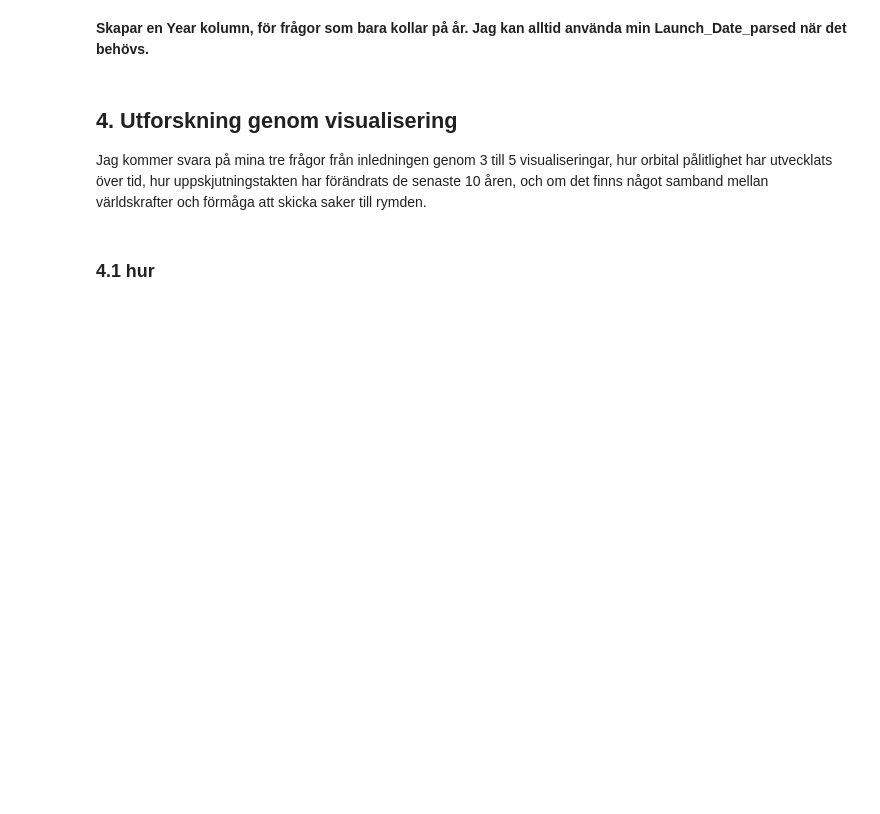
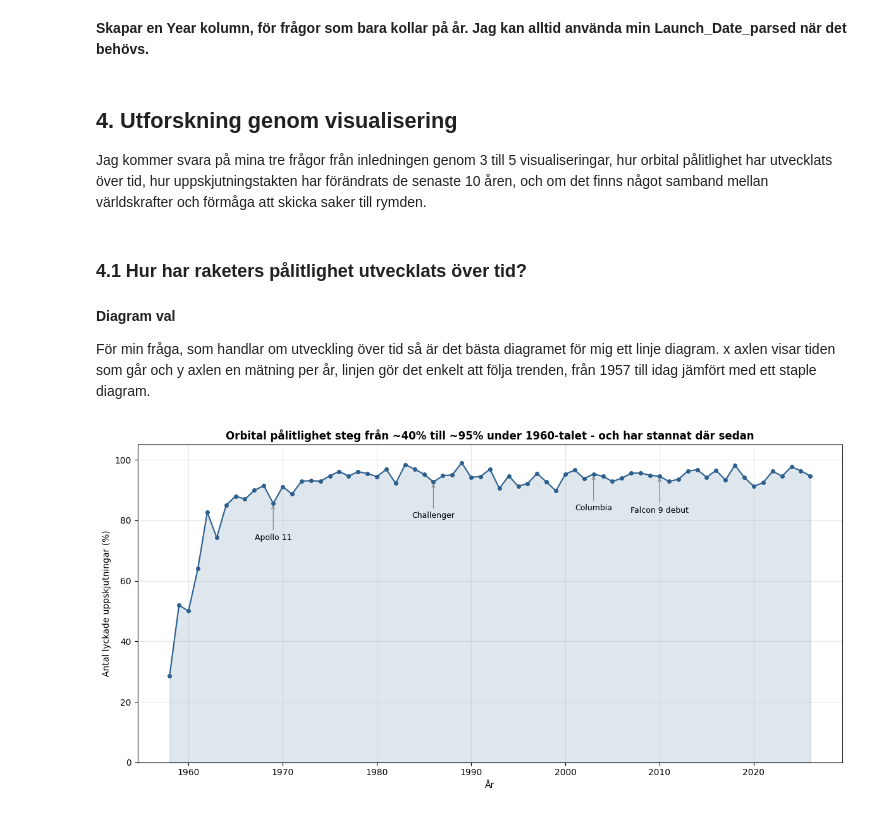
Before and after one commit to jacoblasse/KK1-rymduppskjutningar, a Jupyter notebook: notebook.ipynb, the cells around one changed output. Cells and saved outputs as stored; diff of their text form; code cells hidden in the pictures; blank space fills up the shorter version.

Commit message:
Created a line graph for orbital reliability

```diff
--- a/notebook.ipynb
+++ b/notebook.ipynb
@@ -361,4 +361,50 @@ orbital["Year"] = orbital["Launch_Date"].str[:4].astype(int)
 
 Jag kommer svara på mina tre frågor från inledningen genom 3 till 5 visualiseringar, hur orbital pålitlighet har utvecklats över tid, hur uppskjutningstakten har förändrats de senaste 10 åren, och om det finns något samband mellan världskrafter och förmåga att skicka saker till rymden.
 # %% [markdown]
-### 4.1 hur
+### 4.1 Hur har raketers pålitlighet utvecklats över tid?
+# %% [markdown]
+**Diagram val**
+
+För min fråga, som handlar om utveckling över tid så är det bästa diagramet för mig ett linje diagram. x axlen visar tiden som går och y axlen en mätning per år, linjen gör det enkelt att följa trenden, från 1957 till idag jämfört med ett staple diagram.
+# %%
+import matplotlib.pyplot as plt
+
+by_year = orbital.groupby("Year").agg(
+    total=("Outcome", "count"),
+    success=("Outcome", lambda x: (x == "Success").sum())
+)
+by_year["success_rate"] = by_year["success"] / by_year["total"] * 100
+
+# Filtrera bort år med för lite uppskjutningar så trenden blir mer stabil)
+min_launches = 5
+filtered = by_year[by_year["total"] >= min_launches]
+
+# Plotta
+fig, ax = plt.subplots(figsize=(12, 6))
+ax.plot(filtered.index, filtered["success_rate"], marker="o", markersize=4, linewidth=1.5, color="#2c5f8d")
+ax.fill_between(filtered.index, filtered["success_rate"], alpha=0.15, color="#2c5f8d")
+
+# viktiga händelser
+events = {
+    1969: "Apollo 11",
+    1986: "Challenger",
+    2003: "Columbia",
+    2010: "Falcon 9 debut",
+}
+for year, label in events.items():
+    if year in filtered.index:
+        rate = filtered.loc[year, "success_rate"]
+        ax.annotate(label, xy=(year, rate), xytext=(year, rate - 12),
+                    arrowprops=dict(arrowstyle="->", color="gray", lw=0.8),
+                    fontsize=9, ha="center")
+
+ax.set_xlabel("År")
+ax.set_ylabel("Antal lyckade uppskjutningar (%)")
+ax.set_title("Orbital pålitlighet steg från ~40% till ~95% under 1960-talet och har stannat där sedan",
+             fontsize=12, fontweight="bold")
+ax.grid(True, alpha=0.3)
+ax.set_ylim(0, 105)
+plt.tight_layout()
+plt.show()
+# %% [output]
+[figure, added]
```
